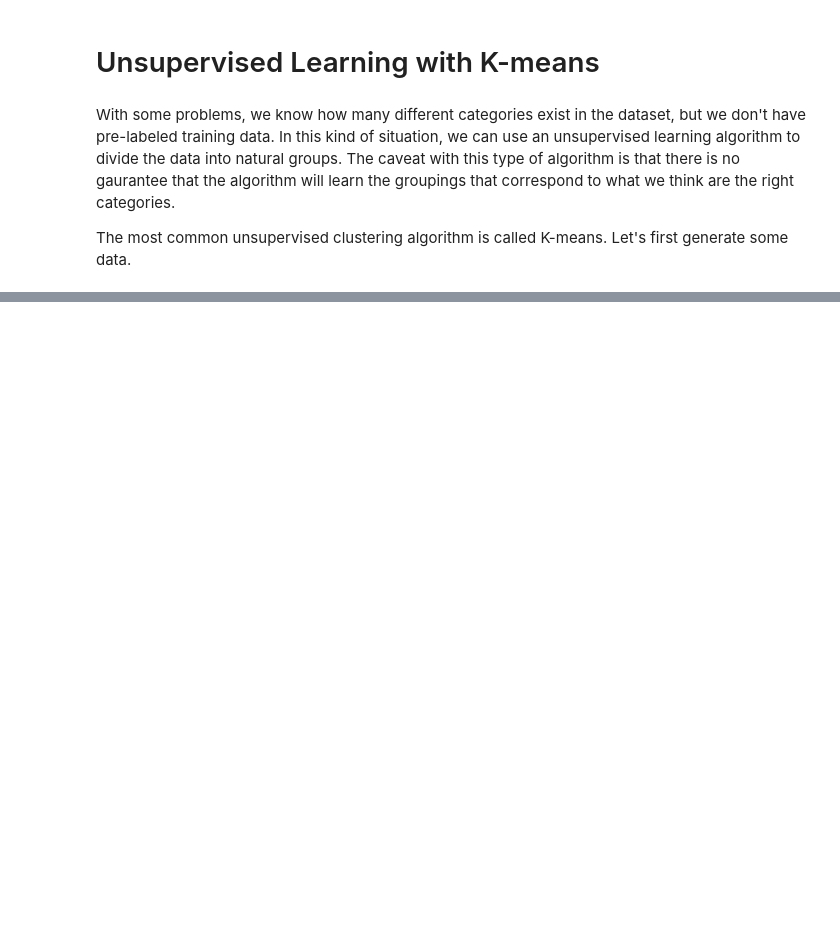
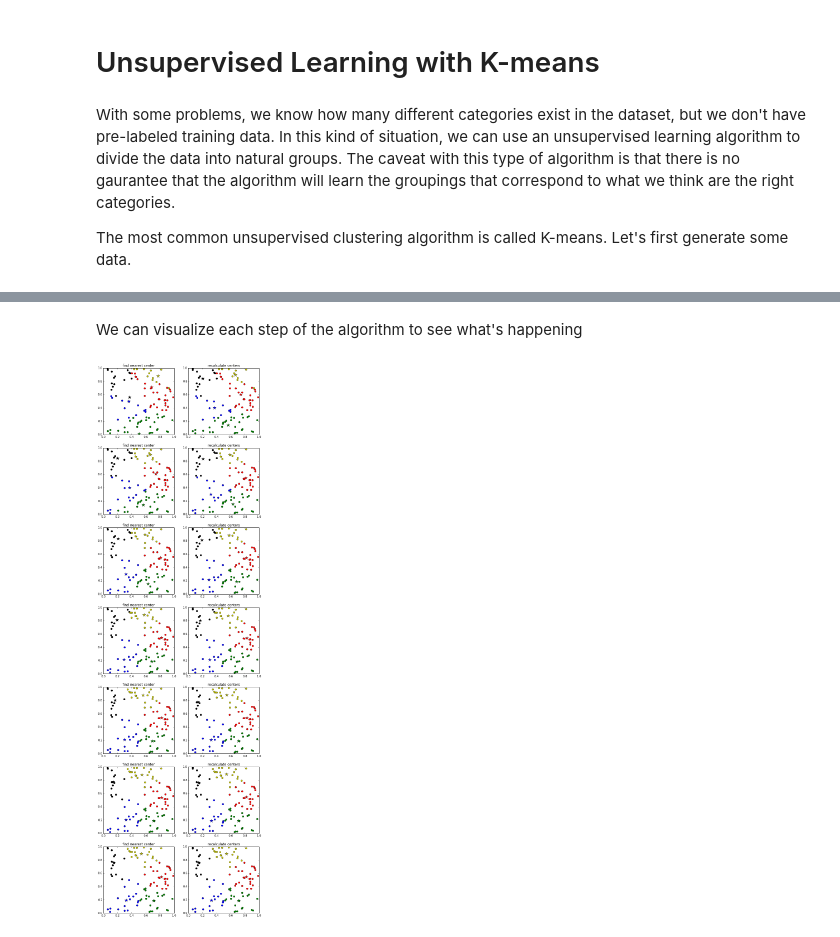
Before and after one commit to jjberry/bitshift_talk, a Jupyter notebook: 4-unsupervised-learning.ipynb, the cells around one changed output, grey strips where cells are left out. Drawn from its saved outputs; the diff is of its cells as text; code cells hidden in the pictures; blank space fills up the shorter version.

```diff
--- a/4-unsupervised-learning.ipynb
+++ b/4-unsupervised-learning.ipynb
@@ -61,0 +74,34 @@ print clusters
+# %% [markdown]
+We can visualize each step of the algorithm to see what's happening
+# %%
+def find_centers_visualized(X, k):
+    # initialize k centers
+    np.random.seed(1234)
+    oldcenters = np.random.sample((k, X.shape[1]))
+    centers = np.random.sample((k, X.shape[1]))
+    fig = plt.figure(figsize=(10, 35))
+    counter = 1
+    while not has_converged(centers, oldcenters):
+        oldcenters = centers
+        clusters = cluster_points(X, centers)
+        ax1 = fig.add_subplot(7, 2, counter)
+        counter += 1
+        keys = sorted(clusters.keys())
+        for k, m, c in zip(keys, centers, 'brkgy'):
+            cluster = np.array(clusters[k])
+            ax1.plot(cluster[:,0], cluster[:,1], c+'o')
+            ax1.plot(m[0], m[1], c+'*', ms=12)
+            ax1.set_title('find nearest center')
+        centers = recalculate_centers(centers, clusters)
+        ax2 = fig.add_subplot(7, 2, counter)
+        counter += 1
+        keys = sorted(clusters.keys())
+        for k, m, c in zip(keys, centers, 'brkgy'):
+            cluster = np.array(clusters[k])
+            ax2.plot(cluster[:,0], cluster[:,1], c+'o')
+            ax2.plot(m[0], m[1], c+'*', ms=12)
+            ax2.set_title('recalculate centers')
+    plt.show()
+find_centers_visualized(X, 5)
+# %% [output]
+[figure, added]
```
Also changed, not shown: parts of 3 cells of this notebook.
